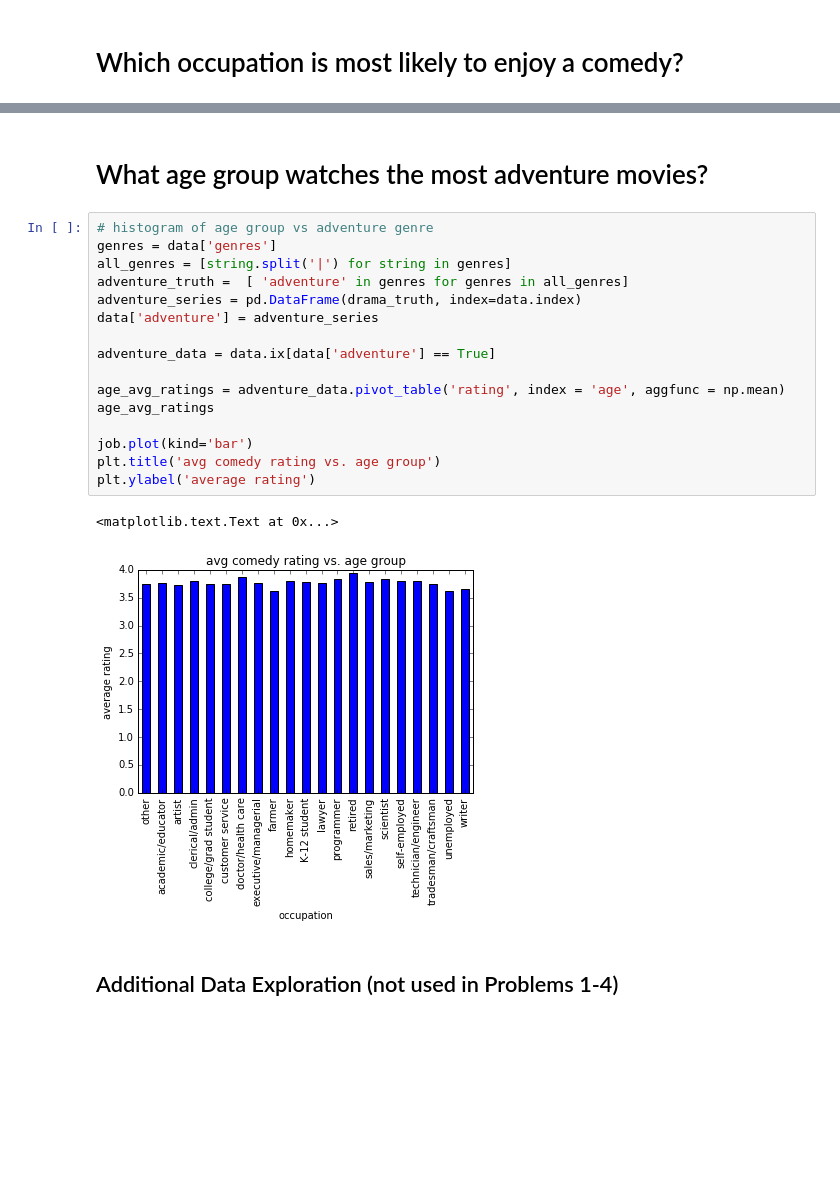
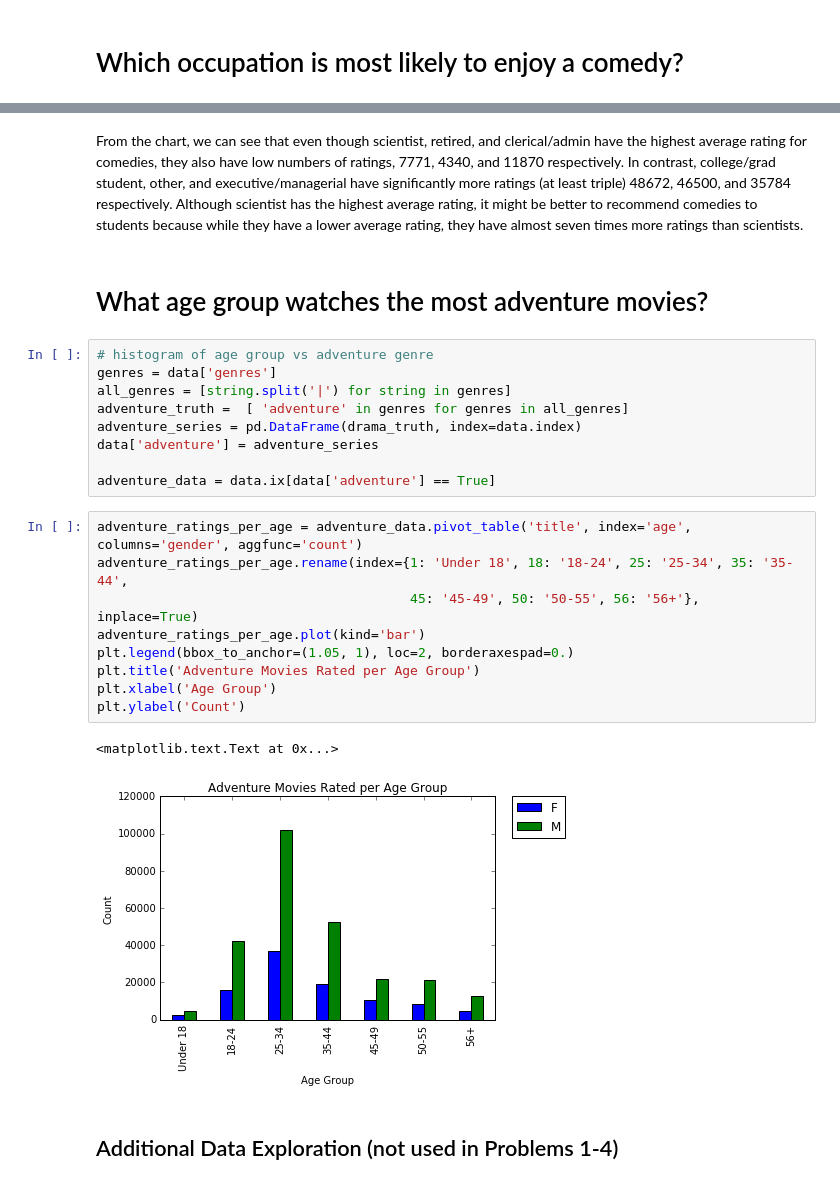
Before and after one commit to awkweb/DS501, a Jupyter notebook: 2/CaseStudy2.ipynb, the cells around one changed output, grey strips where cells are left out. Drawn from its saved outputs; the diff is of its cells as text; blank space fills up the shorter version.

```diff
--- a/2/CaseStudy2.ipynb
+++ b/2/CaseStudy2.ipynb
@@ -1237,3 +1255,5 @@ plt.ylabel('average rating')
+# %% [markdown]
+From the chart, we can see that even though scientist, retired, and clerical/admin have the highest average rating for comedies, they also have low numbers of ratings, 7771, 4340, and 11870 respectively. In contrast, college/grad student, other, and executive/managerial have significantly more ratings (at least triple) 48672, 46500, and 35784 respectively. Although scientist has the highest average rating, it might be better to recommend comedies to students because while they have a lower average rating, they have almost seven times more ratings than scientists.
 # %% [markdown]
 # What age group watches the most adventure movies?
 # %%
@@ -1245,16 +1265,18 @@ adventure_series = pd.DataFrame(drama_truth, index=data.index)
 data['adventure'] = adventure_series
 
 adventure_data = data.ix[data['adventure'] == True]
-
-age_avg_ratings = adventure_data.pivot_table('rating', index = 'age', aggfunc = np.mean)
-age_avg_ratings
-
-job.plot(kind='bar')
-plt.title('avg comedy rating vs. age group')
-plt.ylabel('average rating')
-# %% [output]
-<matplotlib.text.Text at 0x...>
-[figure, removed]
+# %%
+adventure_ratings_per_age = adventure_data.pivot_table('title', index='age', columns='gender', aggfunc='count')
+adventure_ratings_per_age.rename(index={1: 'Under 18', 18: '18-24', 25: '25-34', 35: '35-44',
+                                        45: '45-49', 50: '50-55', 56: '56+'}, inplace=True)
+adventure_ratings_per_age.plot(kind='bar')
+plt.legend(bbox_to_anchor=(1.05, 1), loc=2, borderaxespad=0.)
+plt.title('Adventure Movies Rated per Age Group')
+plt.xlabel('Age Group')
+plt.ylabel('Count')
+# %% [output]
+<matplotlib.text.Text at 0x...>
+[figure, added]
 # %% [markdown]
 ## Additional Data Exploration (not used in Problems 1-4)
 # %%
```
Also changed, not shown: parts of 18 cells of this notebook, 1 other file.
